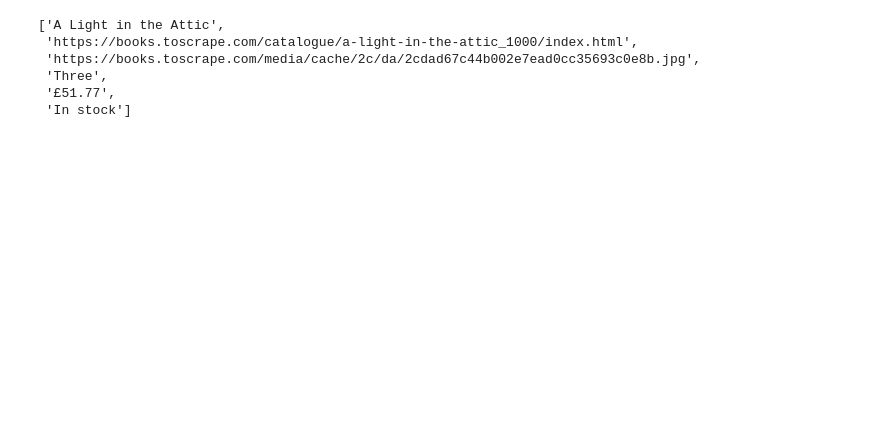
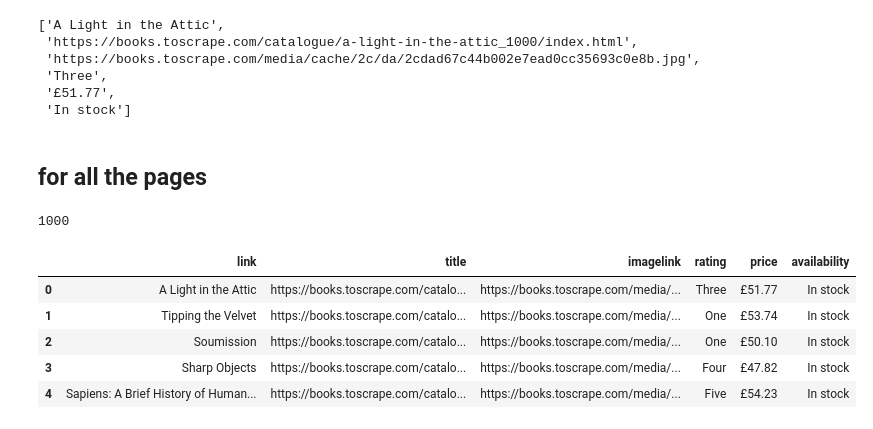
Before and after one commit to aayushjohari/Web-Scraping, a Jupyter notebook: Book Scraper/1.ipynb, the cells around one changed output. Cells and saved outputs as stored; diff of their text form; code cells hidden in the pictures; blank space fills up the shorter version.

Commit message:
book scraping

```diff
--- a/Book Scraper/1.ipynb
+++ b/Book Scraper/1.ipynb
@@ -51,3 +55,41 @@ data[0]
  'Three',
  '£51.77',
  'In stock']
+# %% [markdown]
+## for all the pages
+# %%
+link = 'https://books.toscrape.com/catalogue/page-1.html'
+# %%
+data = []
+for i in tqdm(range(1,51)):
+    link = 'https://books.toscrape.com/catalogue/page-' + str(i) + '.html'
+    res = requests.get(link)
+    soup = BeautifulSoup(res.text , 'html.parser')
+
+    for sp in soup.find_all('li' , class_= 'col-xs-6 col-sm-4 col-md-3 col-lg-3'):
+    # print(sp)
+    # print("----")
+
+        link= "https://books.toscrape.com/catalogue/" + sp.find_all('a')[-1].get('href')
+        title = sp.find_all('a')[-1].get('title')
+        image_link = "https://books.toscrape.com/" + sp.find('img').get('src')[3:]
+        rating =sp.find('p').get('class')[-1]
+        price= sp.find('p', class_= 'price_color').text[1:]
+        availability = sp.find('p', class_ ='instock availability').text.strip()
+
+        data.append([title , link, image_link, rating, price, availability])
+# %%
+len(data)
+# %% [output]
+1000
+# %%
+df =pd.DataFrame(data , columns=['link' , 'title', 'imagelink', 'rating','price','availability'])
+# %%
+df.head()
+# %% [output]
+|  | link | title | imagelink | rating | price | availability |
+| 0 | A Light in the Attic | https://books.toscrape.com/catalo... | https://books.toscrape.com/media/... | Three | £51.77 | In stock |
+| 1 | Tipping the Velvet | https://books.toscrape.com/catalo... | https://books.toscrape.com/media/... | One | £53.74 | In stock |
+| 2 | Soumission | https://books.toscrape.com/catalo... | https://books.toscrape.com/media/... | One | £50.10 | In stock |
+| 3 | Sharp Objects | https://books.toscrape.com/catalo... | https://books.toscrape.com/media/... | Four | £47.82 | In stock |
+| 4 | Sapiens: A Brief History of Human... | https://books.toscrape.com/catalo... | https://books.toscrape.com/media/... | Five | £54.23 | In stock |
```
Also changed, not shown: parts of 3 cells of this notebook, 1 other file.
